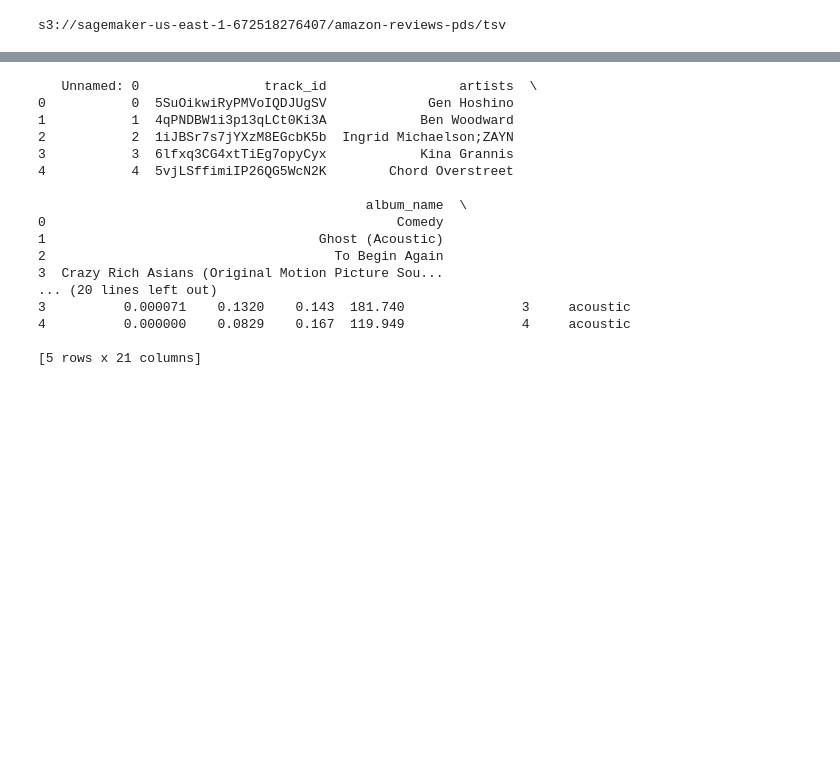
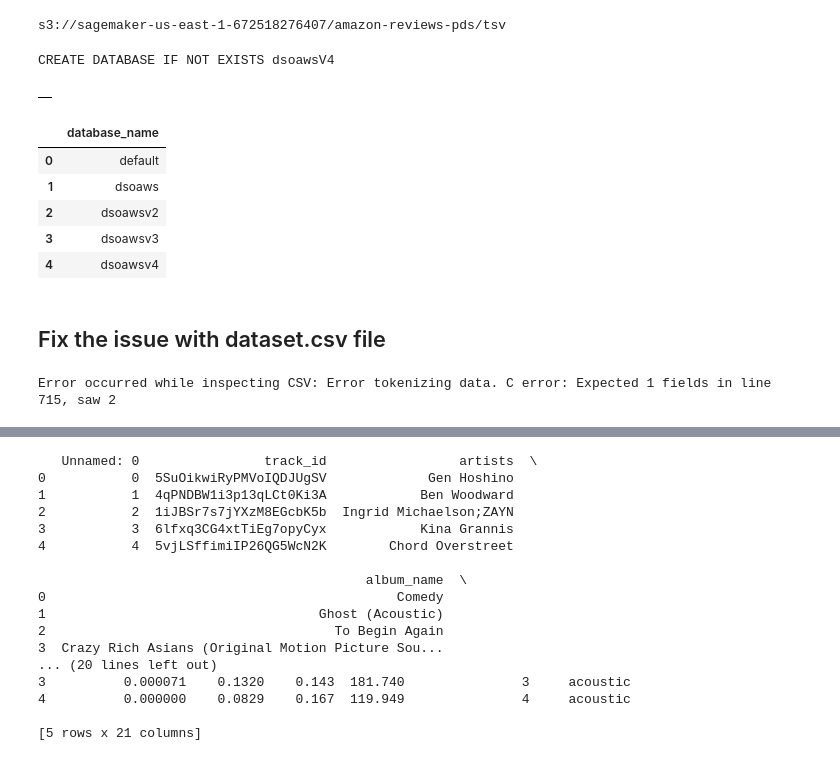
Before and after one commit to achakraborty2024/AAI_540_Assignment_2, a Jupyter notebook: ArupChakraborty_Assignment2.1.ipynb, the cells around one changed output, grey strips where cells are left out. Saved outputs shown, nothing was run; the diff lists cells and outputs as text; code cells hidden in the pictures; blank space fills up the shorter version.

```diff
--- a/ArupChakraborty_Assignment2.1.ipynb
+++ b/ArupChakraborty_Assignment2.1.ipynb
@@ -32,0 +32,62 @@ s3://sagemaker-us-east-1-672518276407/amazon-reviews-pds/tsv
+# %%
+database_name = "dsoawsv5"
+s3_staging_dir = "s3://sagemaker-us-east-1-672518276407/amazon-reviews-pds/tsv"
+conn = connect(region_name=region, s3_staging_dir=s3_staging_dir)
+statement = "CREATE DATABASE IF NOT EXISTS {}".format(database_name)
+print(statement)
+# %% [output]
+CREATE DATABASE IF NOT EXISTS dsoawsV4
+# %%
+import pandas as pd
+
+pd.read_sql(statement, conn)
+# %% [output]
+|  |
+# %%
+statement = "SHOW DATABASES"
+
+df_show = pd.read_sql(statement, conn)
+df_show.head(10)
+# %% [output]
+|  | database_name |
+| 0 | default |
+| 1 | dsoaws |
+| 2 | dsoawsv2 |
+| 3 | dsoawsv3 |
+| 4 | dsoawsv4 |
+# %% [markdown]
+## Fix the issue with dataset.csv file
+# %%
+import pandas as pd
+
+# Path to the uploaded CSV file
+csv_path = "./dataset.csv"
+
+try:
+    # Attempt to read the CSV file with common delimiters and encodings
+    df_comma = pd.read_csv(csv_path)
+    df_tab = pd.read_csv(csv_path, delimiter='\t')
+    df_pipe = pd.read_csv(csv_path, delimiter='|')
+
+    # Display the first few rows and column names for each delimiter
+    print("Comma Delimiter:")
+    print("Columns:", df_comma.columns.tolist())
+    print(df_comma.head(), "\n")
+
+    print("Tab Delimiter:")
+    print("Columns:", df_tab.columns.tolist())
+    print(df_tab.head(), "\n")
+
+    print("Pipe Delimiter:")
+    print("Columns:", df_pipe.columns.tolist())
+    print(df_pipe.head(), "\n")
+
+    # Check encoding issues
+    with open(csv_path, 'rb') as file:
+        raw_data = file.read(1000)  # Read a sample of the file
+        print("Sample Encoding Inspection:")
+        print(raw_data[:200])  # Print the first 200 bytes
+except Exception as e:
+    print(f"Error occurred while inspecting CSV: {e}")
+# %% [output]
+Error occurred while inspecting CSV: Error tokenizing data. C error: Expected 1 fields in line 715, saw 2
```
Also changed, not shown: parts of 27 cells of this notebook, 1 other file.
